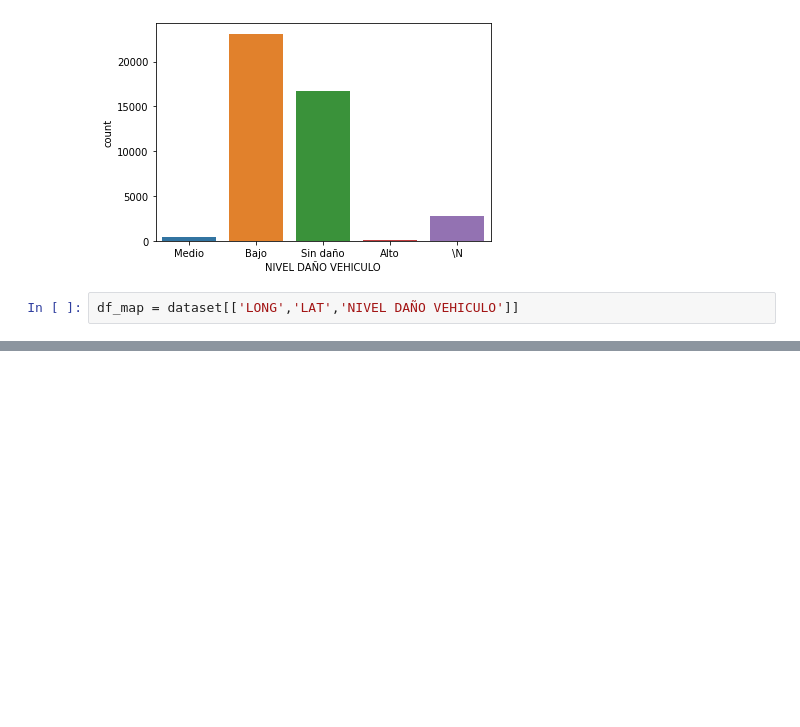
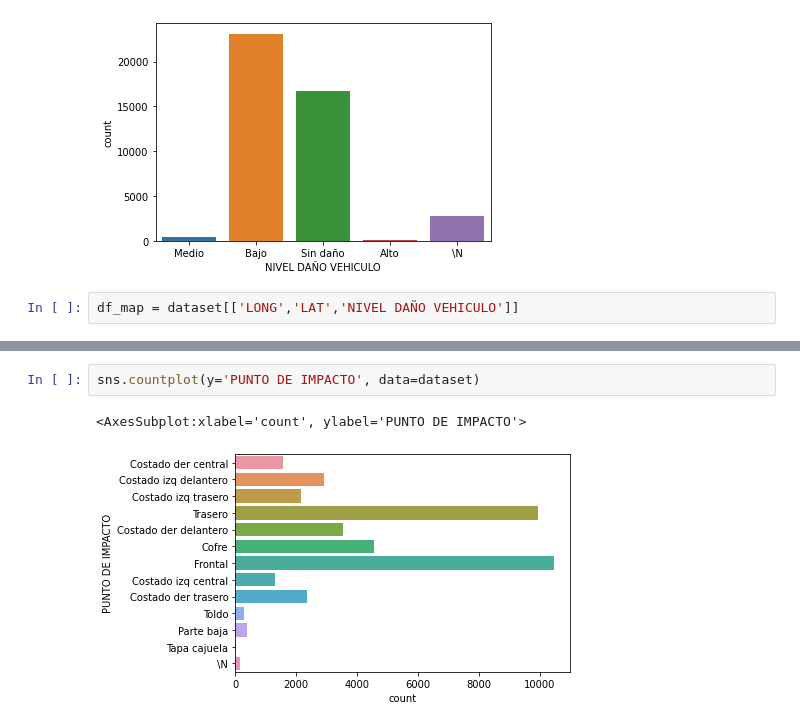
Before and after one commit to RamonPuon/Datlas-Analysis, a Jupyter notebook: data_analysis.ipynb, the cells around one changed output, grey strips where cells are left out. Drawn from its saved outputs; the diff is of its cells as text; blank space fills up the shorter version.

```diff
--- a/data_analysis.ipynb
+++ b/data_analysis.ipynb
@@ -263,0 +309,5 @@ fig.show()
+# %%
+sns.countplot(y='PUNTO DE IMPACTO', data=dataset)
+# %% [output]
+<AxesSubplot:xlabel='count', ylabel='PUNTO DE IMPACTO'>
+[figure, added]
```
Also changed, not shown: parts of 15 cells of this notebook.
